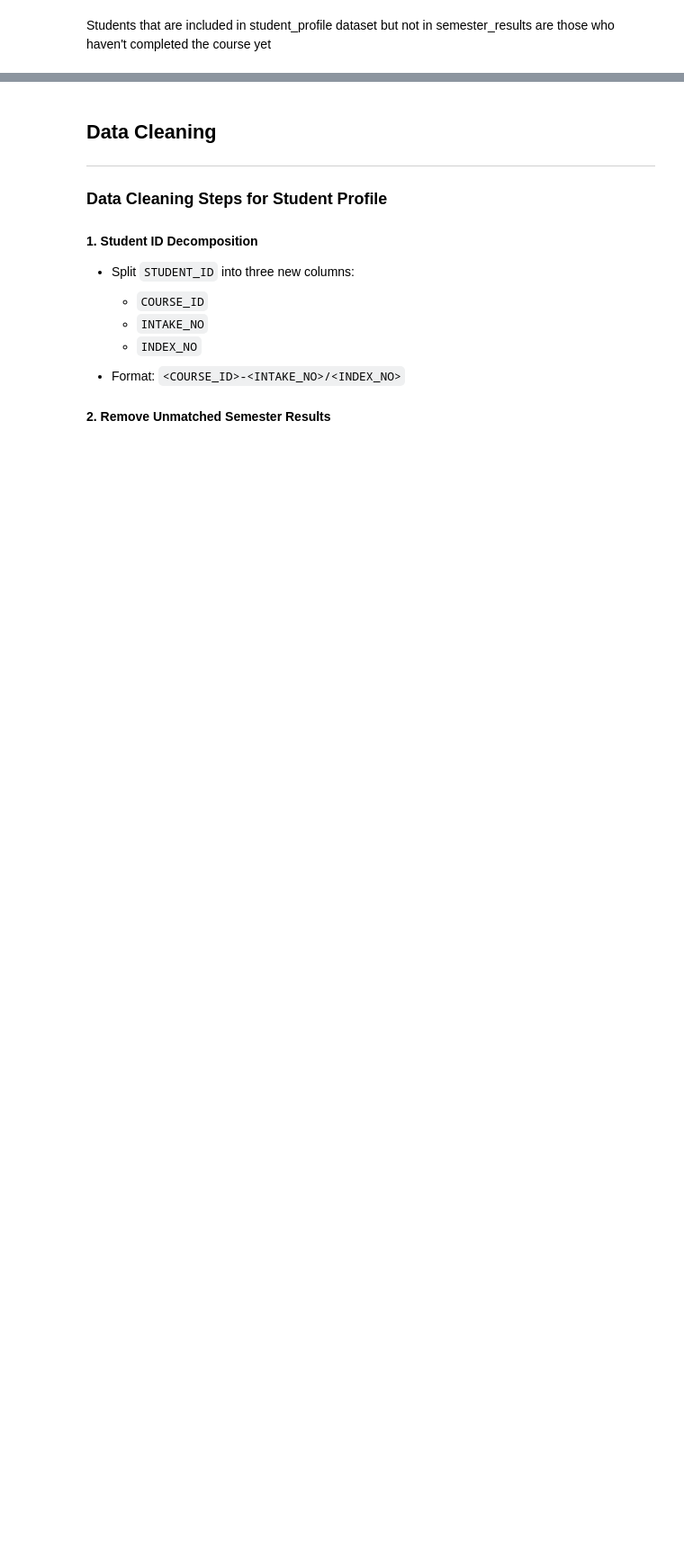
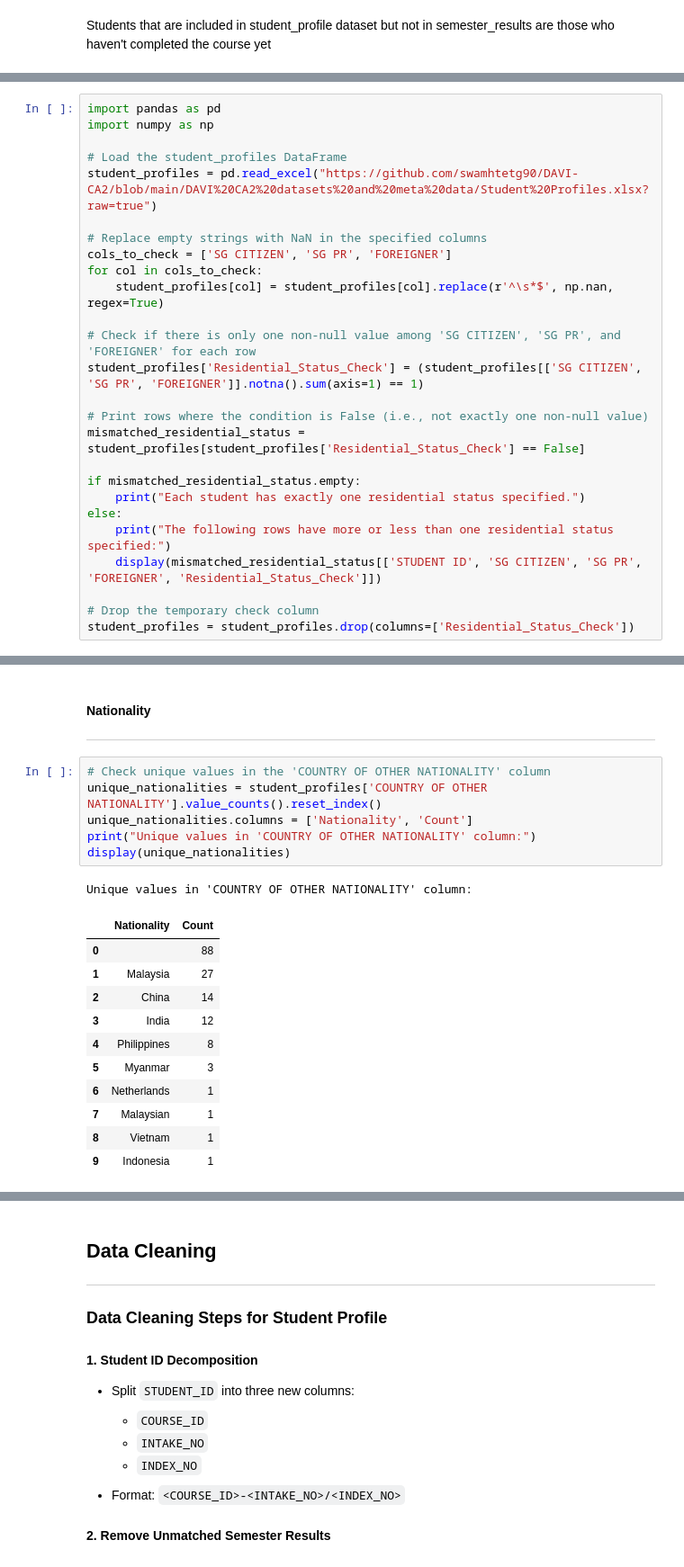
Before and after one commit to swamhtetg90/DAVI-CA2, a Jupyter notebook: data_cleaning.ipynb, the cells around one changed output, grey strips where cells are left out. Shown at 90% size. Cells and saved outputs as stored; diff of their text form; blank space fills up the shorter version.

Commit message:
add analysis for student_profiles- student_id, SG CITIZEN, SG PR, FOREIGNER, COUNTRY OF OTHER NATIONALITY

```diff
--- a/data_cleaning.ipynb
+++ b/data_cleaning.ipynb
@@ -271,0 +278,26 @@ Students that are included in student_profile dataset but not in semester_result
+# %%
+import pandas as pd
+import numpy as np
+
+# Load the student_profiles DataFrame
+student_profiles = pd.read_excel("https://github.com/swamhtetg90/DAVI-CA2/blob/main/DAVI%20CA2%20datasets%20and%20meta%20data/Student%20Profiles.xlsx?raw=true")
+
+# Replace empty strings with NaN in the specified columns
+cols_to_check = ['SG CITIZEN', 'SG PR', 'FOREIGNER']
+for col in cols_to_check:
+    student_profiles[col] = student_profiles[col].replace(r'^\s*$', np.nan, regex=True)
+
+# Check if there is only one non-null value among 'SG CITIZEN', 'SG PR', and 'FOREIGNER' for each row
+student_profiles['Residential_Status_Check'] = (student_profiles[['SG CITIZEN', 'SG PR', 'FOREIGNER']].notna().sum(axis=1) == 1)
+
+# Print rows where the condition is False (i.e., not exactly one non-null value)
+mismatched_residential_status = student_profiles[student_profiles['Residential_Status_Check'] == False]
+
+if mismatched_residential_status.empty:
+    print("Each student has exactly one residential status specified.")
+else:
+    print("The following rows have more or less than one residential status specified:")
+    display(mismatched_residential_status[['STUDENT ID', 'SG CITIZEN', 'SG PR', 'FOREIGNER', 'Residential_Status_Check']])
+
+# Drop the temporary check column
+student_profiles = student_profiles.drop(columns=['Residential_Status_Check'])
@@ -271,0 +308,22 @@ Students that are included in student_profile dataset but not in semester_result
+# %% [markdown]
+#### Nationality
+---
+# %%
+# Check unique values in the 'COUNTRY OF OTHER NATIONALITY' column
+unique_nationalities = student_profiles['COUNTRY OF OTHER NATIONALITY'].value_counts().reset_index()
+unique_nationalities.columns = ['Nationality', 'Count']
+print("Unique values in 'COUNTRY OF OTHER NATIONALITY' column:")
+display(unique_nationalities)
+# %% [output]
+Unique values in 'COUNTRY OF OTHER NATIONALITY' column:
+|  | Nationality | Count |
+| 0 |  | 88 |
+| 1 | Malaysia | 27 |
+| 2 | China | 14 |
+| 3 | India | 12 |
+| 4 | Philippines | 8 |
+| 5 | Myanmar | 3 |
+| 6 | Netherlands | 1 |
+| 7 | Malaysian | 1 |
+| 8 | Vietnam | 1 |
+| 9 | Indonesia | 1 |
```
Also changed, not shown: parts of 9 cells of this notebook.
